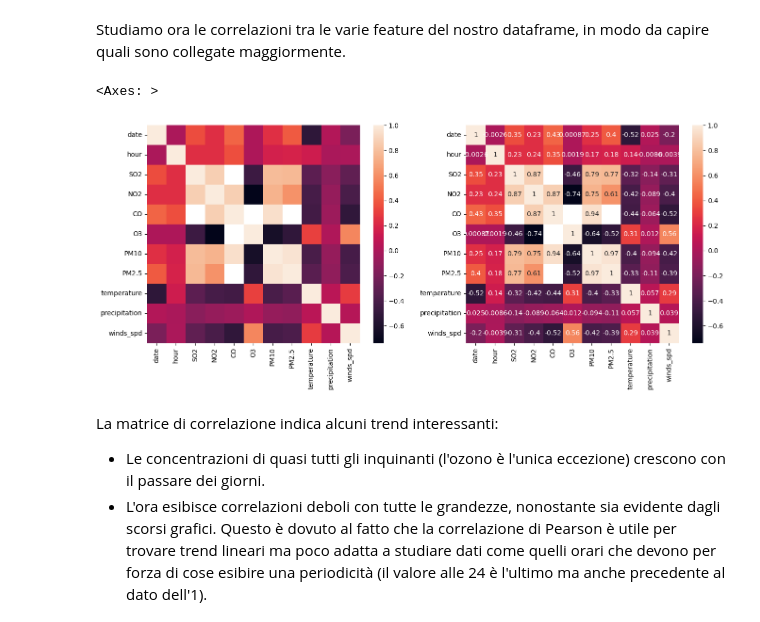
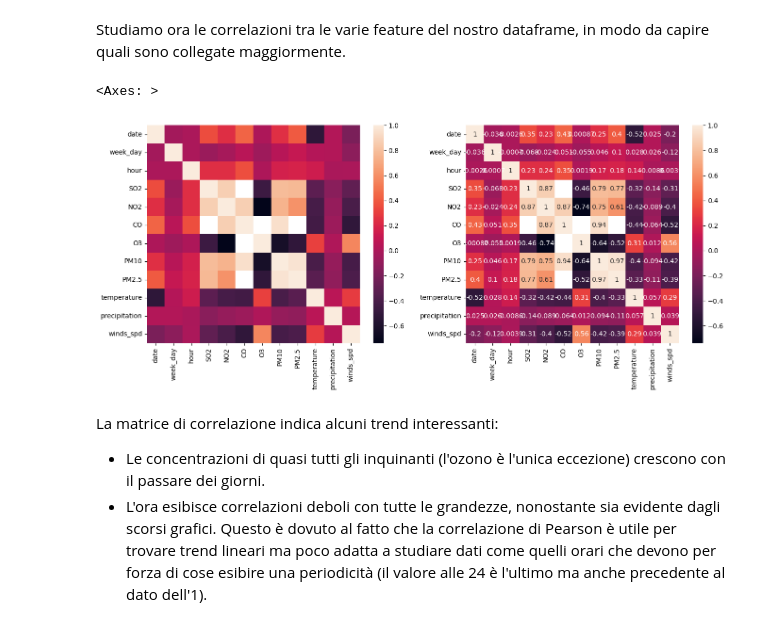
Before and after one commit to CarloDegasperi/DataScience, a Jupyter notebook: notebooks/EDA.ipynb, the cells around one changed output. Drawn from its saved outputs; the diff is of its cells as text; code cells hidden in the pictures.

```diff
--- a/notebooks/EDA.ipynb
+++ b/notebooks/EDA.ipynb
@@ -576,24 +576,24 @@ Studiamo ora le correlazioni tra le varie feature del nostro dataframe, in modo
 # %%
 # c'è correlazione tra elevation - temperature - precipitation - wind - pollutants?
 
 corr_df = final_df.copy()
 
 # cambiamo la data in un intero che va da 0 (2013-11-01) a 60 (2013-12-31)
 corr_df['date'] = corr_df['date'].apply(fs.datetime_to_int)
 
-analyzed_features = ['date', 'hour', 'SO2', 'NO2', 'CO', 'O3', 'PM10', 'PM2.5', 'temperature', 'precipitation', 'winds_spd']
+analyzed_features = ['date', 'week_day', 'hour', 'SO2', 'NO2', 'CO', 'O3', 'PM10', 'PM2.5', 'temperature', 'precipitation', 'winds_spd']
 
 # NOTA: QUANDO CI SARANNO AGGIUNGERE ASSOLUTAMENTE ELEVAZIONE E CONSUMI ELETTRICI
 
 fig, axes = plt.subplots(1, 2, figsize=(16, 6))
 
 plt.subplot(1, 2, 1)
 sns.heatmap(corr_df[analyzed_features].corr(), ax=axes[0])
 plt.subplot(1, 2, 2)
 sns.heatmap(corr_df[analyzed_features].corr(), annot=True, ax=axes[1])
 # %% [output]
 <Axes: >
-[figure, old version]
+[figure, new version]
 # %% [markdown]
 La matrice di correlazione indica alcuni trend interessanti:
 -  Le concentrazioni di quasi tutti gli inquinanti (l'ozono è l'unica eccezione) crescono con il passare dei giorni.
```
